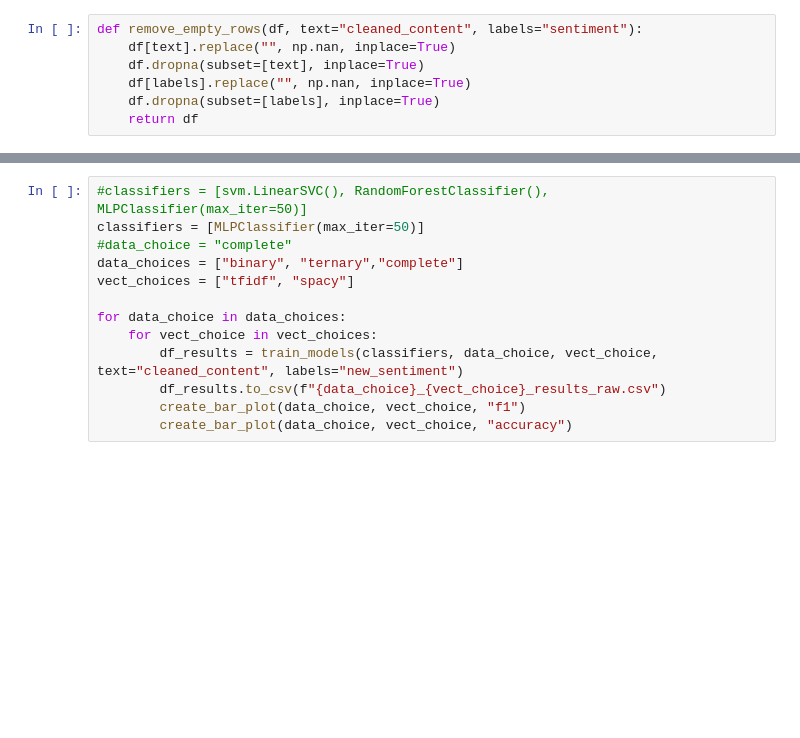
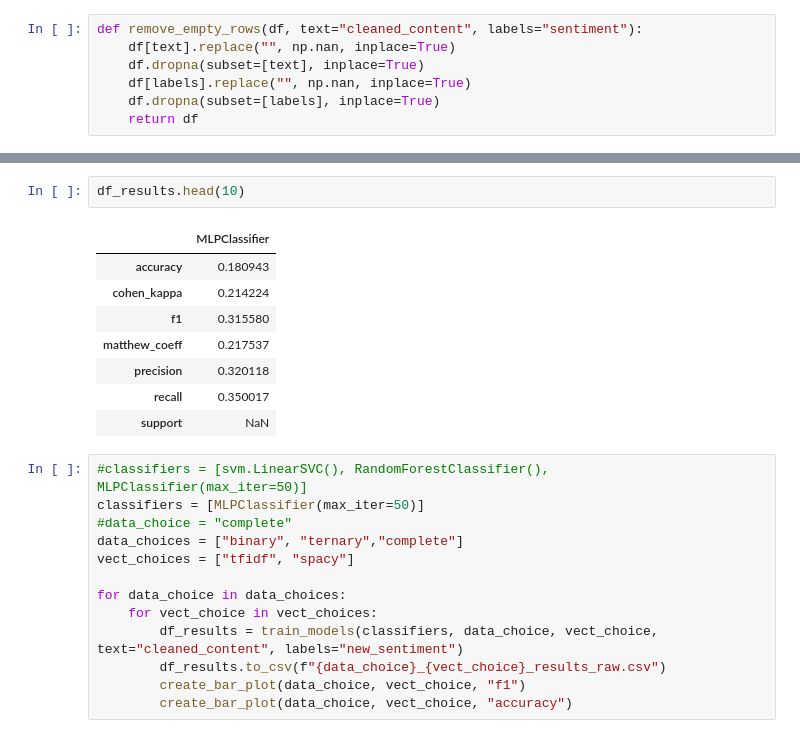
Before and after one commit to engelmap/nlp-project, a Jupyter notebook: TrainingAndMetrics.ipynb, the cells around one changed output, grey strips where cells are left out. Drawn from its saved outputs; the diff is of its cells as text; blank space fills up the shorter version.

```diff
--- a/TrainingAndMetrics.ipynb
+++ b/TrainingAndMetrics.ipynb
@@ -239,3 +267,14 @@ def remove_empty_rows(df, text="cleaned_content", labels="sentiment"):
+# %%
+df_results.head(10)
+# %% [output]
+|  | MLPClassifier |
+| accuracy | 0.180943 |
+| cohen_kappa | 0.214224 |
+| f1 | 0.315580 |
+| matthew_coeff | 0.217537 |
+| precision | 0.320118 |
+| recall | 0.350017 |
+| support | NaN |
 # %%
 #classifiers = [svm.LinearSVC(), RandomForestClassifier(), MLPClassifier(max_iter=50)]
 classifiers = [MLPClassifier(max_iter=50)]
```
Also changed, not shown: parts of 3 cells of this notebook, 21 other files.
